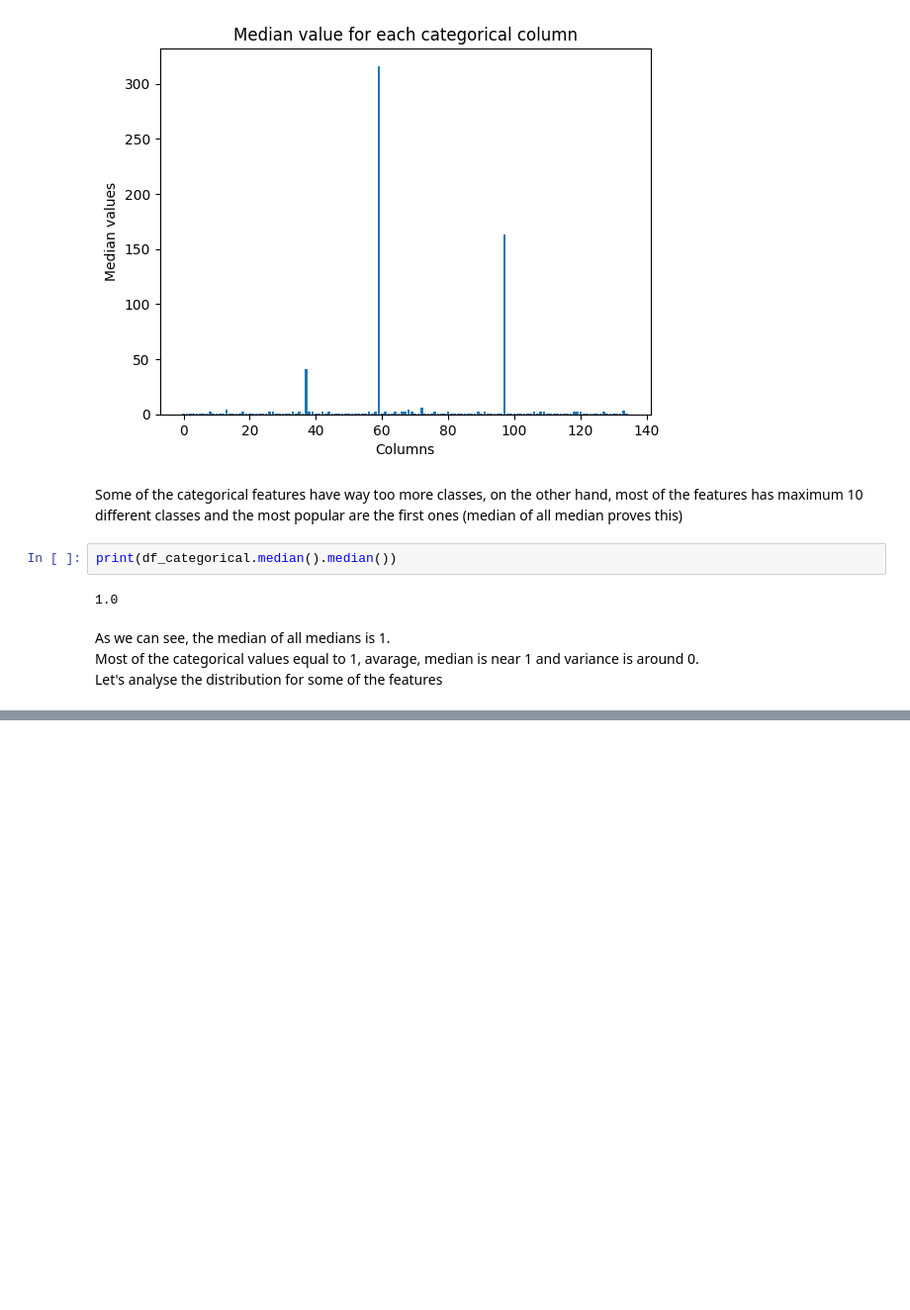
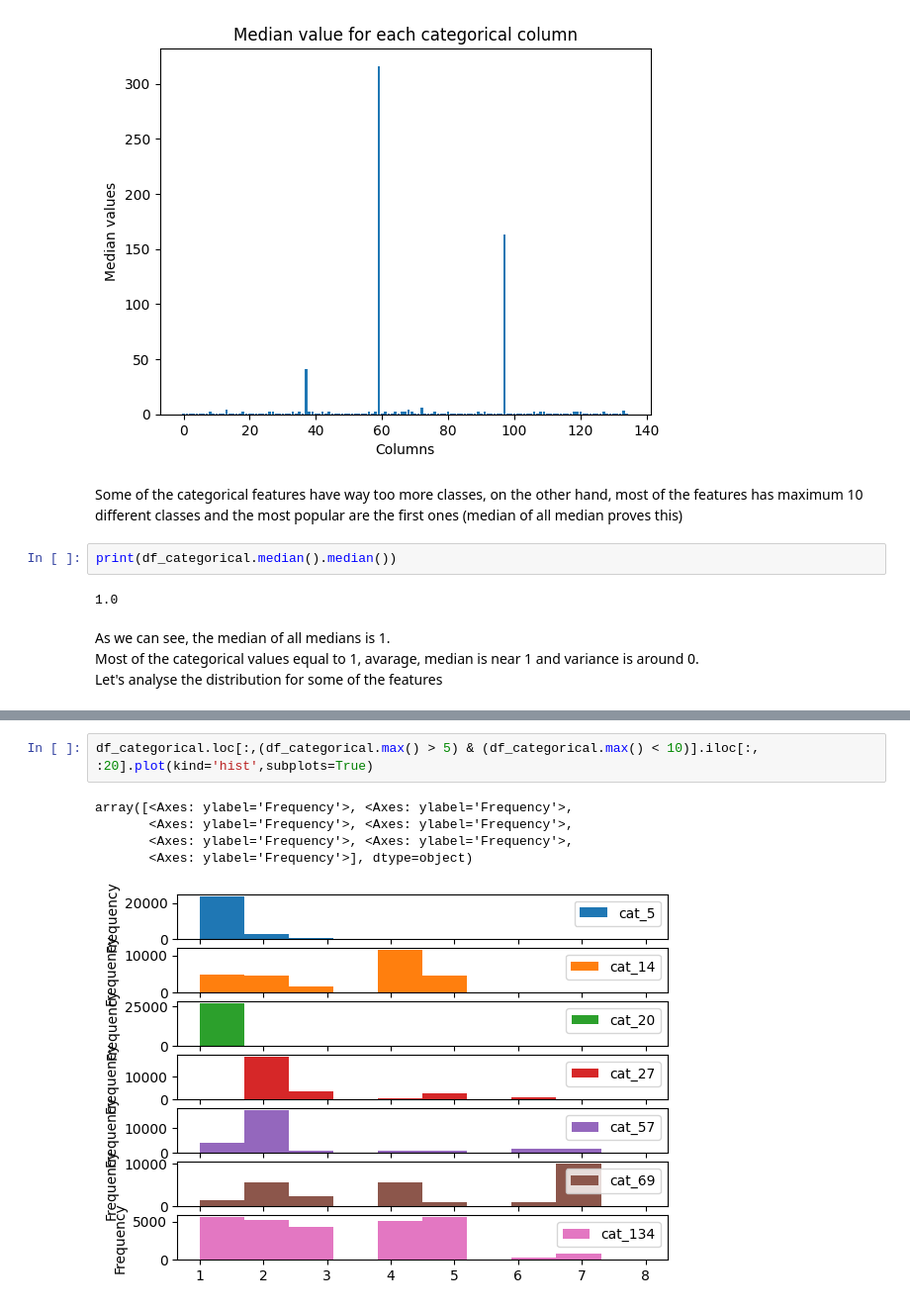
Before and after one commit to TimofiyJ/DS_PB, a Jupyter notebook: main.ipynb, the cells around one changed output, grey strips where cells are left out. Shown at 99% size. Drawn from its saved outputs; the diff is of its cells as text; blank space fills up the shorter version.

```diff
--- a/main.ipynb
+++ b/main.ipynb
@@ -196,0 +225,8 @@ Let's analyse the distribution for some of the features
+# %%
+df_categorical.loc[:,(df_categorical.max() > 5) & (df_categorical.max() < 10)].iloc[:, :20].plot(kind='hist',subplots=True)
+# %% [output]
+array([<Axes: ylabel='Frequency'>, <Axes: ylabel='Frequency'>,
+       <Axes: ylabel='Frequency'>, <Axes: ylabel='Frequency'>,
+       <Axes: ylabel='Frequency'>, <Axes: ylabel='Frequency'>,
+       <Axes: ylabel='Frequency'>], dtype=object)
+[figure, added]
```
Also changed, not shown: parts of 6 cells of this notebook.
